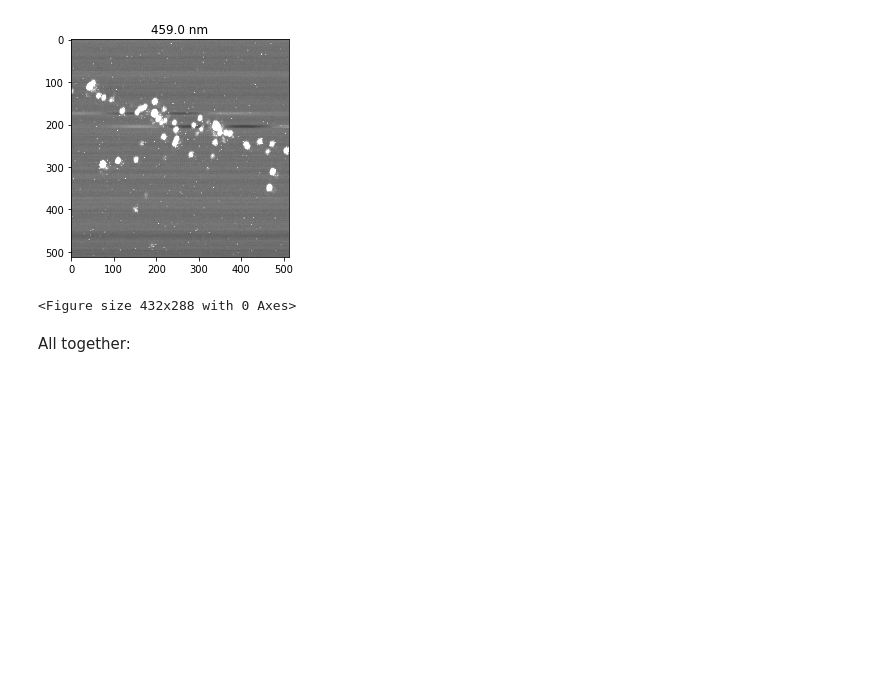
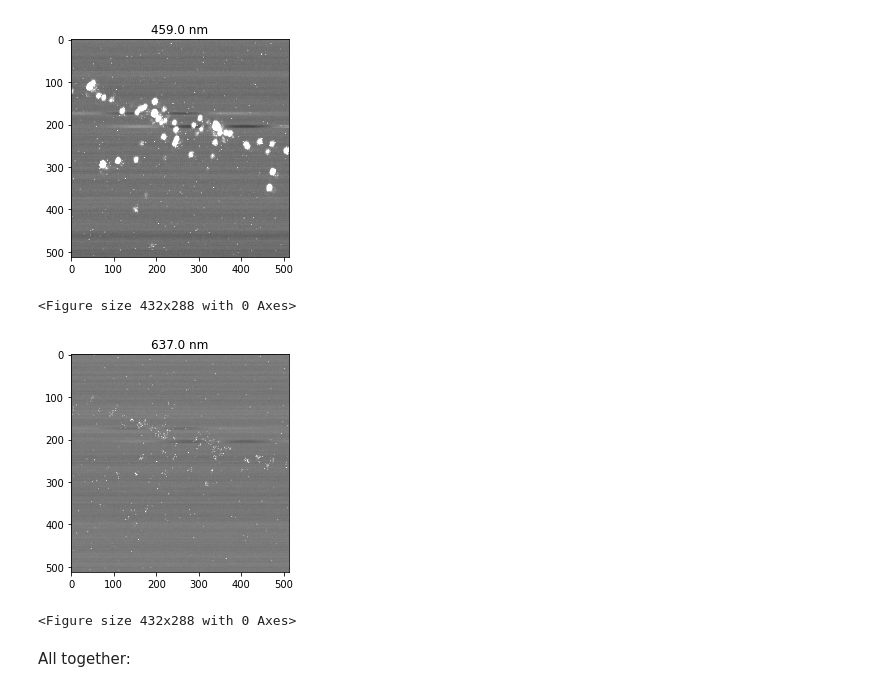
Before and after one commit to nbeaver/czi-lambda-scan-notebook, a Jupyter notebook: Plot_CZI_lambda_scan.ipynb, the cells around one changed output. Saved outputs shown, nothing was run; the diff lists cells and outputs as text; code cells hidden in the pictures; blank space fills up the shorter version.

```diff
--- a/Plot_CZI_lambda_scan.ipynb
+++ b/Plot_CZI_lambda_scan.ipynb
@@ -44,10 +44,12 @@ images.shape
 # %% [output]
 (32, 512, 512)
 # %%
-def plot_image(i):
+def plot_image(i, filename=None, dpi=300):
     image = images[i]
     imgplot = plt.imshow(image, aspect='equal', cmap='gray', vmin=0, vmax=255)
     plt.title("{} nm".format(channel_wavelengths[i]))
+    if filename is not None:
+        plt.savefig(filename, dpi=dpi)
     plt.show()
     plt.clf()
 # %%
@@ -55,6 +57,11 @@ plot_image(5);
 # %% [output]
 [figure]
 <Figure size 432x288 with 0 Axes>
+# %%
+plot_image(25, "637nm.png", dpi=250);
+# %% [output]
+[figure, added]
+<Figure size 432x288 with 0 Axes>
 # %% [markdown]
 All together:
 # %%
```
Also changed, not shown: parts of 9 cells of this notebook, 1 other file.
